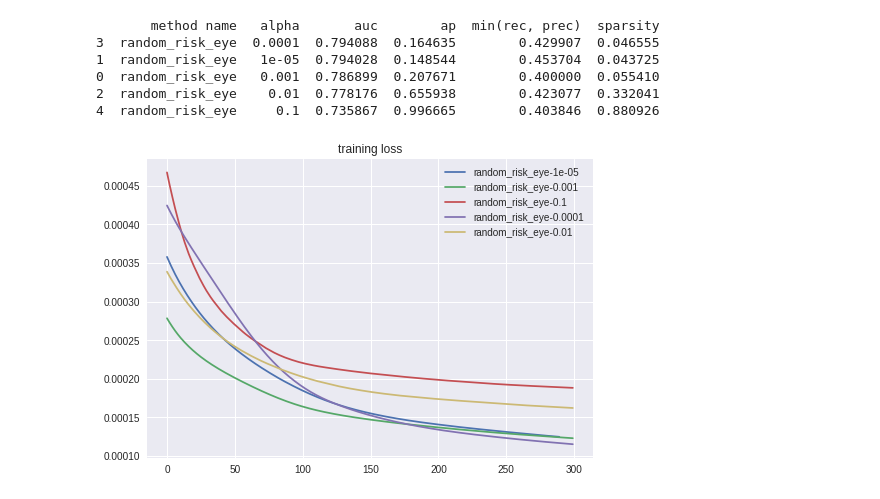
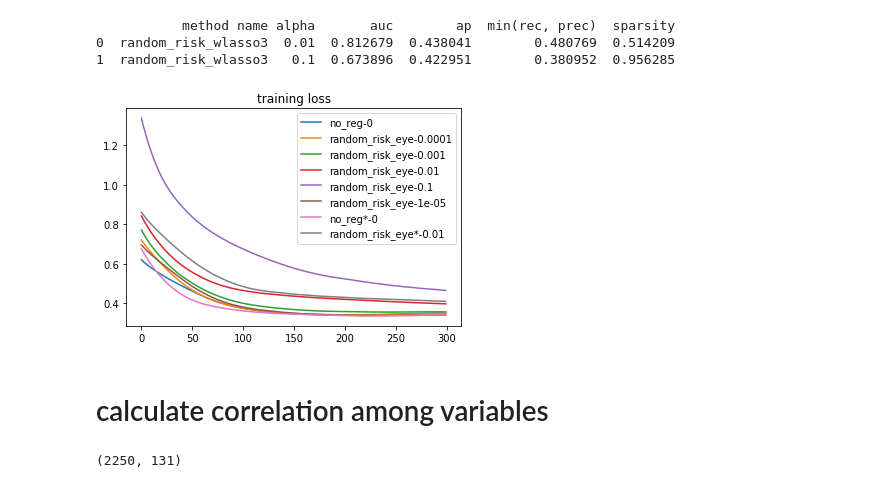
Before and after one commit to nathanwang000/OpenboxEYE, a Jupyter notebook: Eval.ipynb, the cells around one changed output. Drawn from its saved outputs; the diff is of its cells as text; code cells hidden in the pictures.

Commit message:
eval included an analysis on dataset correlation

```diff
--- a/Eval.ipynb
+++ b/Eval.ipynb
@@ -17,7 +17,7 @@ import matplotlib.pyplot as plt
 import seaborn as sns
 # %%
 raw_data = []
-for fn in glob.glob('models/*.pkl'):
+for fn in glob.glob('models/random*.pkl'):
     name = fn.split('/')[-1].split('.pkl')[0]
     name, alpha = name.split('^')
     if 'test' in name: name = name[4:]+'*'
@@ -27,22 +27,26 @@ for fn in glob.glob('models/*.pkl'):
 df = DataFrame(data=raw_data, columns=['method name', 'alpha', 'auc', 'ap', 'min(rec, prec)', 'sparsity'])
 print(df.sort_values(['auc'], ascending=False))
 # %% [output]
-       method name   alpha       auc        ap  min(rec, prec)  sparsity
-3  random_risk_eye  0.0001  0.794088  0.164635        0.429907  0.046555
-1  random_risk_eye   1e-05  0.794028  0.148544        0.453704  0.043725
-0  random_risk_eye   0.001  0.786899  0.207671        0.400000  0.055410
-2  random_risk_eye    0.01  0.778176  0.655938        0.423077  0.332041
-4  random_risk_eye     0.1  0.735867  0.996665        0.403846  0.880926
+           method name alpha       auc        ap  min(rec, prec)  sparsity
+0  random_risk_wlasso3  0.01  0.812679  0.438041        0.480769  0.514209
+1  random_risk_wlasso3   0.1  0.673896  0.422951        0.380952  0.956285
 # %%
-for fn in glob.glob('models/*.loss.npy'):
-    name = fn.split('/')[-1].split('.loss')[0]
+for fn in glob.glob('models/*.valloss.npy'):
+    name = fn.split('/')[-1].split('.valloss')[0]
     name, alpha = name.split('^')
     if 'test' in name: name = name[4:]+'*'
     losses = np.load(fn)
     plt.title("training loss")
     plt.plot(losses, label="%s-%s" % (name, alpha))
 
 plt.legend()
 plt.show()
 # %% [output]
-[figure, old version]
+[figure, new version]
+# %% [markdown]
+# calculate correlation among variables
+# %%
+m = Mimic2()
+m.xtrain.shape
+# %% [output]
+(2250, 131)
```
Also changed, not shown: parts of 3 cells of this notebook.
